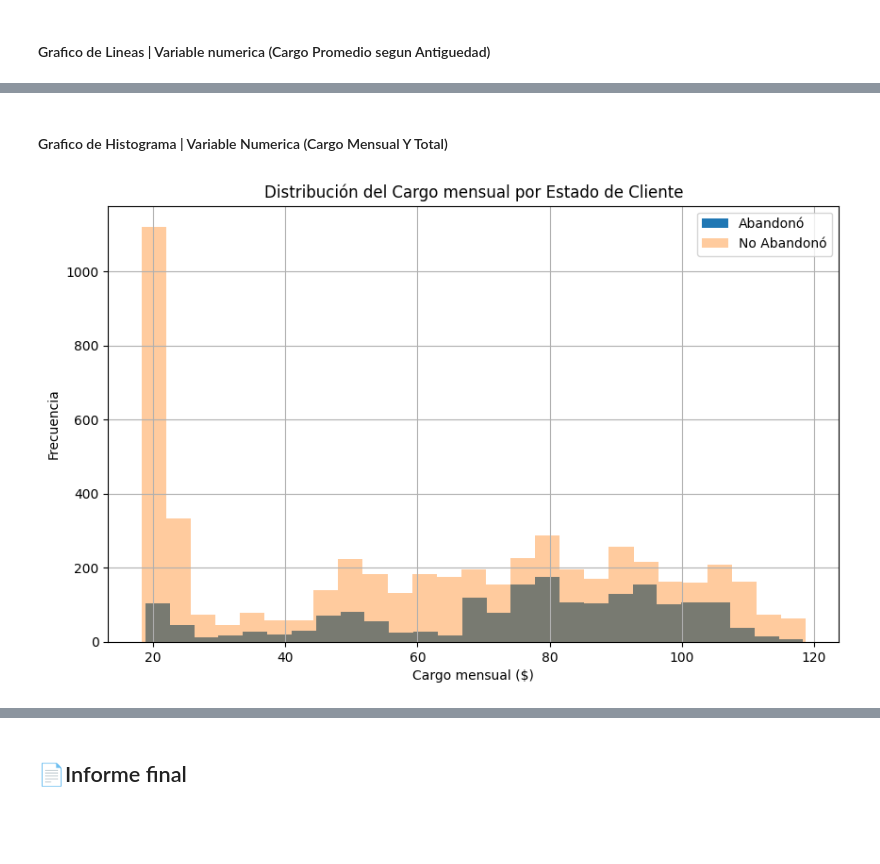
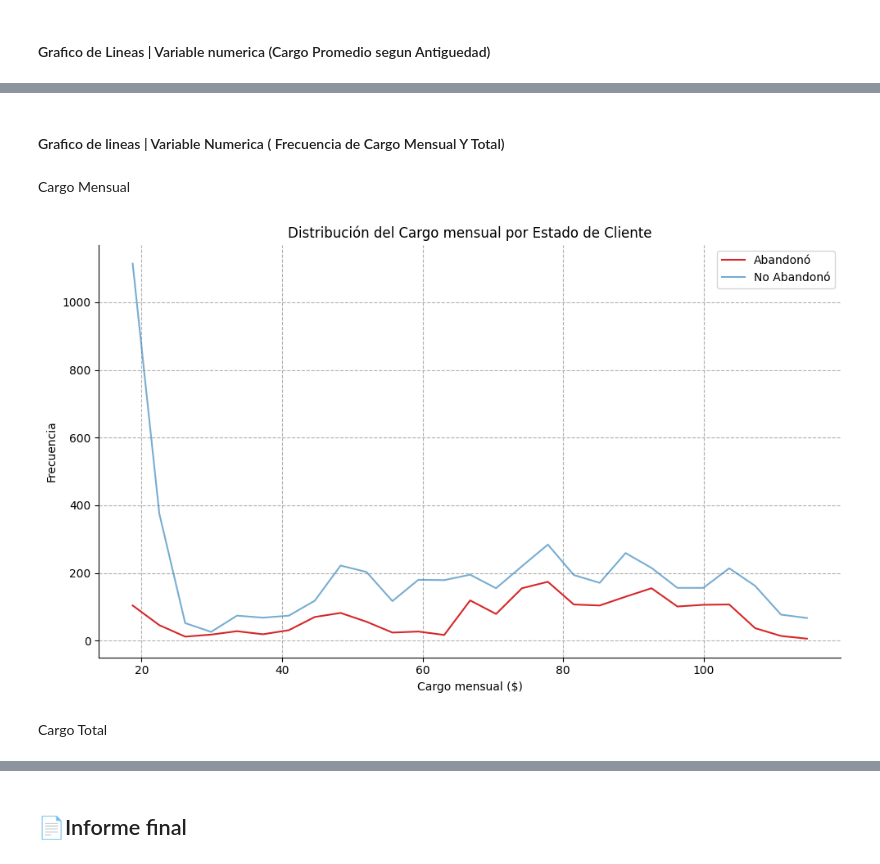
Before and after one commit to MigXDev/CS_Datos_I_DESAFIO_2, a Jupyter notebook: challenge2-data-science-LATAM-main/TelecomX_LATAM.ipynb, the cells around one changed output, grey strips where cells are left out. Drawn from its saved outputs; the diff is of its cells as text; code cells hidden in the pictures; blank space fills up the shorter version.

Commit message:
En proceso | Mod formato de Grafico de lineas

```diff
--- a/challenge2-data-science-LATAM-main/TelecomX_LATAM.ipynb
+++ b/challenge2-data-science-LATAM-main/TelecomX_LATAM.ipynb
@@ -2136,11 +2139,11 @@ plt.show()
 Grafico Agrupando clientes de a 6 meses de Antiguedad
 # %%
 # Binning cada 6 meses
-bins = [0, 6, 12, 18, 24, 30, 36, 42, 48, 54, 60, 66, 72]
+recorte = [0, 6, 12, 18, 24, 30, 36, 42, 48, 54, 60, 66, 72]
 labels = ['0-6', '7-12', '13-18','19-24','25-30','31-36','37-42','43-48','49-54','55-60','61-66','67-72']
 df_Datos_Traducidos['segmento_antiguedad'] = pd.cut(
     df_Datos_Traducidos['meses_antiguedad'],
-    bins=bins,
+    bins=recorte,
     labels=labels,
     include_lowest=True
 )
@@ -2155,6 +2158,7 @@ abandono_por_antiguedad.plot(kind='line', marker='o', ax=ax)
 # Etiquetas completas en eje X
 ax.set_xticks(range(len(labels)))
 ax.set_xticklabels(labels)
+ax.spines[['top','right']].set_visible(False)
 
 plt.title('Clientes según abandono y antigüedad (6 meses por grupo)')
 plt.xlabel('Segmento de antigüedad')
@@ -2503,16 +2503,41 @@ plt.show()
 # %% [markdown]
-#### Grafico de Histograma | Variable Numerica (Cargo Mensual Y Total)
+#### Grafico de lineas | Variable Numerica ( Frecuencia de Cargo Mensual Y Total)
+# %% [markdown]
+Cargo Mensual
 # %%
-fig, ax = plt.subplots(figsize=(10,6))
-df_Datos_Traducidos[df_Datos_Traducidos['abandono_cliente'] == 'Si']['cargo.mensual'].plot(kind='hist', bins=27, alpha=1, label='Abandonó', ax=ax)
-df_Datos_Traducidos[df_Datos_Traducidos['abandono_cliente'] == 'No']['cargo.mensual'].plot(kind='hist', bins=27, alpha=0.4, label='No Abandonó', ax=ax)
+fig, ax = plt.subplots(figsize=(10, 6))
+
+recortes = 27
+rango = (df_Datos_Traducidos['cargo.mensual'].min(), df_Datos_Traducidos['cargo.mensual'].max())
+
+# Abandonaron
+si_val, si_conj = pd.cut(
+    df_Datos_Traducidos[df_Datos_Traducidos['abandono_cliente'] == 'Si']['cargo.mensual'],
+    bins=recortes, retbins=True
+)
+si_freq = si_val.value_counts(sort=False)
+ax.plot(si_conj[:-1], si_freq.values, label='Abandonó', color='tab:red')
+
+# No abandonaron
+no_val = pd.cut(
+    df_Datos_Traducidos[df_Datos_Traducidos['abandono_cliente'] == 'No']['cargo.mensual'],
+    bins=si_conj
+)
+no_freq = no_val.value_counts(sort=False)
+ax.plot(si_conj[:-1], no_freq.values, label='No Abandonó', color='tab:blue', alpha=0.6)
+
+ax.spines[['top','right']].set_visible(False)
+
+# Estética del gráfico
 plt.title('Distribución del Cargo mensual por Estado de Cliente')
 plt.xlabel('Cargo mensual ($)')
 plt.ylabel('Frecuencia')
-plt.xticks()
 plt.legend()
-plt.grid(True)
+plt.grid(linestyle='--')
+plt.tight_layout()
 plt.show()
 # %% [output]
-[figure, old version]
+[figure, new version]
+# %% [markdown]
+Cargo Total
 # %%
```
Also changed, not shown: parts of 26 cells of this notebook.
